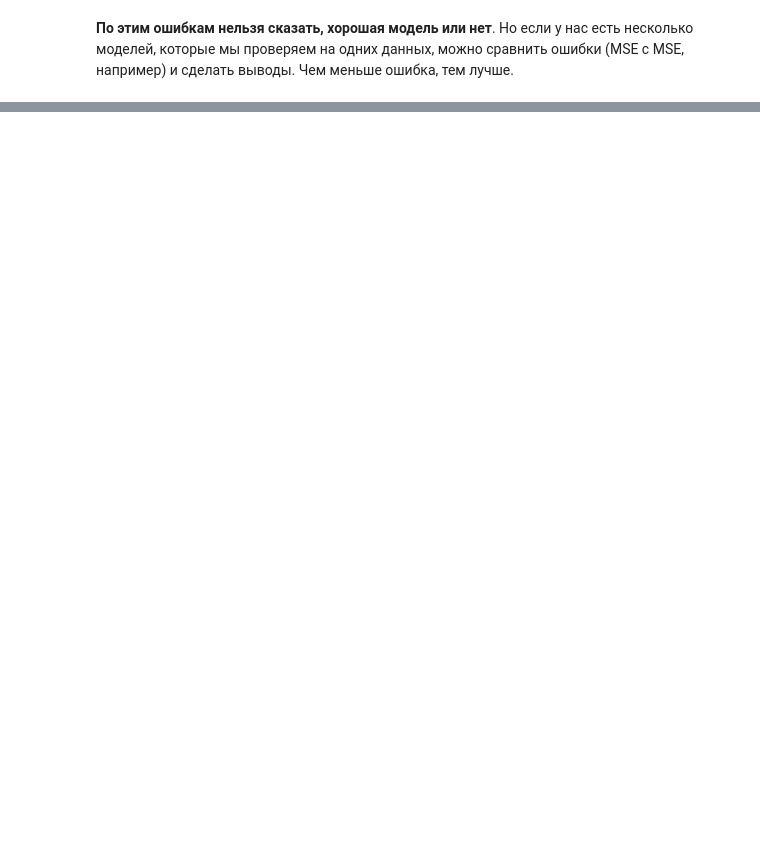
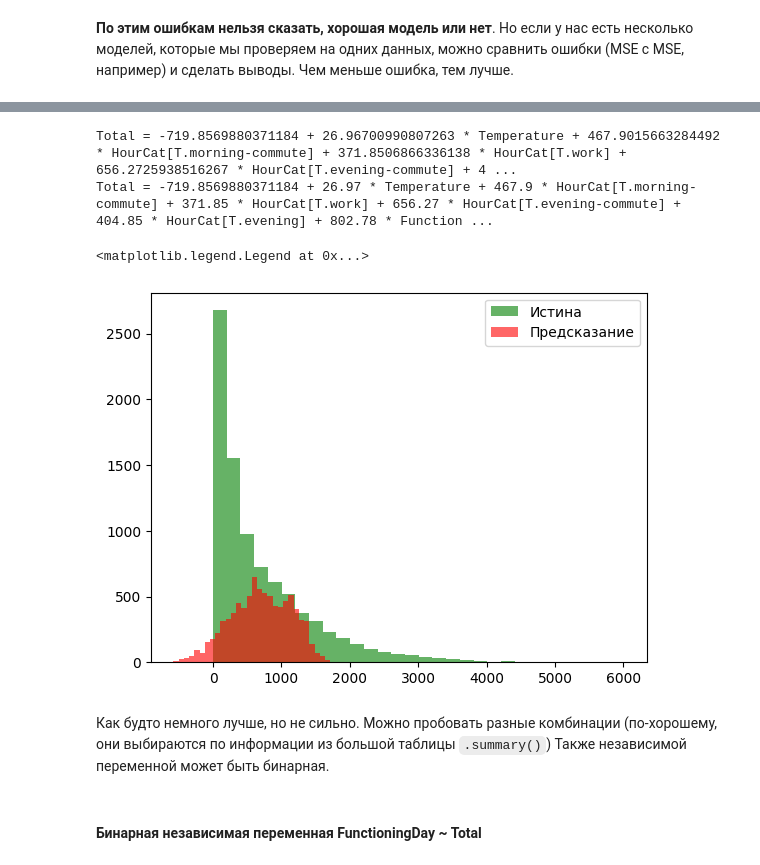
Before and after one commit to bamaxi/dataan-2023-arthist, a Jupyter notebook: seminars/12-andan-regression&errors.ipynb, the cells around one changed output, grey strips where cells are left out. Drawn from its saved outputs; the diff is of its cells as text; code cells hidden in the pictures; blank space fills up the shorter version.

```diff
--- a/seminars/12-andan-regression&errors.ipynb
+++ b/seminars/12-andan-regression&errors.ipynb
@@ -236,0 +775,11 @@ MAE
+# %%
+HourCat = pd.cut(
+    bikes["Hour"],
+    [0, 7, 9, 18, 21, 24],
+    labels=["night", "morning-commute", "work", "evening-commute", "evening"],
+    include_lowest=True,
+    # ordered=False
+)
+bikes["HourCat"] = HourCat
+
+bikes[["Hour", "HourCat"]]
@@ -236,0 +835,47 @@ MAE
+# %%
+
+
+print(f"Total = {results.params.Intercept} "
+      f"+ {results.params.Temperature} * Temperature "
+      f"+ {results.params.loc['HourCat[T.morning-commute]']} * HourCat[T.morning-commute] "
+      f"+ {results.params.loc['HourCat[T.work]']} * HourCat[T.work] "
+      f"+ {results.params.loc['HourCat[T.evening-commute]']} * HourCat[T.evening-commute] "
+      f"+ {results.params.loc['HourCat[T.evening]']} * HourCat[T.evening] "
+      f"+ {results.params.loc['FunctioningDay[T.Yes]']} * FunctiongDay[=Yes] "
+)
+print(f"Total = {results.params.Intercept} "
+      f"+ {round(results.params.Temperature, 2)} * Temperature "
+      f"+ {round(results.params.loc['HourCat[T.morning-commute]'], 2)} * HourCat[T.morning-commute] "
+      f"+ {round(results.params.loc['HourCat[T.work]'], 2)} * HourCat[T.work] "
+      f"+ {round(results.params.loc['HourCat[T.evening-commute]'], 2)} * HourCat[T.evening-commute] "
+      f"+ {round(results.params.loc['HourCat[T.evening]'], 2)} * HourCat[T.evening] "
+      f"+ {round(results.params.loc['FunctioningDay[T.Yes]'], 2)} * FunctiongDay[=Yes] "
+)
+# %% [output]
+Total = -719.8569880371184 + 26.96700990807263 * Temperature + 467.9015663284492 * HourCat[T.morning-commute] + 371.8506866336138 * HourCat[T.work] + 656.2725938516267 * HourCat[T.evening-commute] + 4 ...
+Total = -719.8569880371184 + 26.97 * Temperature + 467.9 * HourCat[T.morning-commute] + 371.85 * HourCat[T.work] + 656.27 * HourCat[T.evening-commute] + 404.85 * HourCat[T.evening] + 802.78 * Function ...
+# %%
+bikes["PredictedTotal4"] = (
+    -719.8569880371184
+    + 26.97 * bikes["Temperature"]
+    + 467.9 * (bikes["HourCat"] == "morning-commute")
+    + 371.85 * (bikes["HourCat"] == "work")
+    + 656.27 * (bikes["HourCat"] == "evening-commute")
+    + 404.85 * (bikes["HourCat"] == "evening")
+    + 802.78 * (bikes["FunctioningDay"] == "Yes")
+)
+# %%
+import matplotlib.pyplot as plt
+
+plt.hist(bikes["Total"], bins=30, alpha=0.6, color="green", label="Истина")
+plt.hist(bikes["PredictedTotal4"], bins=30, alpha=0.6, color="red", label="Предсказание")
+plt.legend()
+# %% [output]
+<matplotlib.legend.Legend at 0x...>
+[figure, added]
+# %% [markdown]
+Как будто немного лучше, но не сильно.
+Можно пробовать разные комбинации (по-хорошему, они выбираются по информации из большой таблицы `.summary()`)
+Также независимой переменной может быть бинарная.
+# %% [markdown]
+#### Бинарная независимая переменная FunctioningDay ~ Total
```
Also changed, not shown: parts of 79 cells of this notebook.
